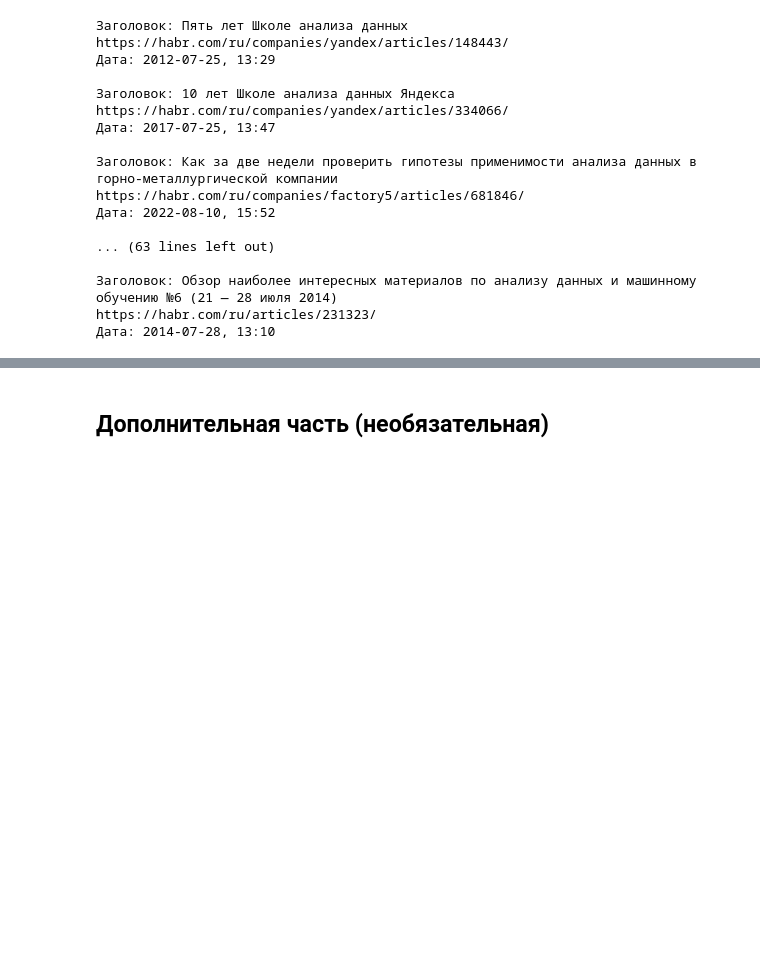
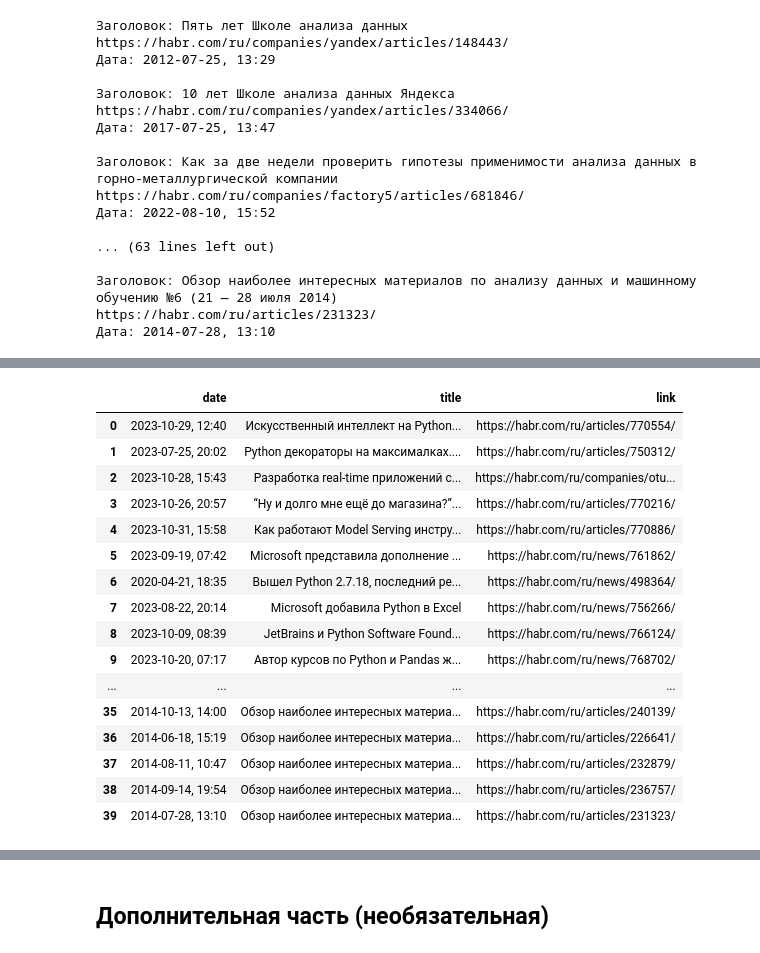
Before and after one commit to stefkong1982/-, a Jupyter notebook: Библиотеки Python для анализа данных/Лекция Основы веб-скрапинга/ДЗ_Кондратьев_NUMPY-48 к лекции Основы веб-скрапинга.ipynb, the cells around one changed output, grey strips where cells are left out. Saved outputs shown, nothing was run; the diff lists cells and outputs as text; code cells hidden in the pictures; blank space fills up the shorter version.

```diff
--- a/Библиотеки Python для анализа данных/Лекция Основы веб-скрапинга/ДЗ_Кондратьев_NUMPY-48 к лекции Основы веб-скрапинга.ipynb
+++ b/Библиотеки Python для анализа данных/Лекция Основы веб-скрапинга/ДЗ_Кондратьев_NUMPY-48 к лекции Основы веб-скрапинга.ipynb
@@ -251,18 +182,0 @@ for article in news:
-# %%
-for article in news:
-    title_element = article.find('h2', class_='tm-megapost-snippet__title')  # поиск элемента с заголовком
-    if title_element is None:
-        title_element = article.find('a', class_='tm-title__link')  # если не найден, ищем элемент с ссылкой
-    if title_element is not None:
-        title = title_element.text.strip()  # получаем текст заголовка
-        print(title)
-        relative_link = title_element.get('href')  # получаем относительную ссылку
-        full_link = urllib.parse.urljoin(base_url, relative_link)  # создаем полную ссылку
-        print(full_link)
-        date_element = article.find('span', class_='tm-article-datetime-published').find('time')
-        if date_element is None:
-            date_element = article.find('time', class_='tm-megapost-snippet__datetime-published')
-        if date_element is not None:
-            date = date_element.get('title')
-            print(date)
-            print()
@@ -288,25 +183,85 @@ AttributeError: ignored
 # %%
+import requests
+from bs4 import BeautifulSoup
+import pandas as pd
+import urllib.parse
+import time
+
 def get_habr_posts(query):
+    """
+    Получает заголовки и ссылки на статьи с сайта habr.com по заданному запросу.
+
+    Аргументы:
+    query -- список запросов для поиска статей (например, ['python', 'анализ данных'])
+
+    Возвращает:
+    DataFrame -- датафрейм с информацией о заголовках и ссылках на статьи
+    """
+
     habr_blog = pd.DataFrame()
+    base_url = "https://habr.com"
+
     for q in query:
         URL = 'https://habr.com/ru/search/'
         params = {
             'q': q
         }
         req = requests.get(URL, params=params)
         time.sleep(0.3)
         soup = BeautifulSoup(req.text)
         articles = soup.find_all('article', class_='tm-articles-list__item')
+
+        if not articles:
+            continue
+
+        posts = []
         for article in articles:
-            title_element = article.find('a', 'tm-title__link')
-            title = title_element.text
-            relative_link = title_element.get('href')
-            full_link = urllib.parse.urljoin(base_url, relative_link)
-            date_element = article.find('span', class_='tm-article-datetime-published').find('time')
-            date = date_element.get('title')
-            row = {'date': date, 'title': title, 'link': full_link}
-            habr_blog = pd.concat([habr_blog, pd.DataFrame([row])])
-    return habr_blog.reset_index(drop=True)
+            title_element = article.find('h2', class_='tm-megapost-snippet__title')
+            if title_element is not None:
+                title = title_element.text.strip()
+                link_element = article.find('a', class_='tm-megapost-snippet__link tm-megapost-snippet__date')
+                relative_link = link_element.get('href')
+                full_link = urllib.parse.urljoin(base_url, relative_link)
+                date_element = article.find('time', class_='tm-megapost-snippet__datetime-published')
+                date = date_element.get('title')
+            else:
+                title_element_alt = article.find('h2', class_='tm-title tm-title_h2')
+                title = title_element_alt.find('span').text.strip()
+                link_element_alt = article.find('h2', class_='tm-title tm-title_h2').find('a', class_='tm-title__link')
+                relative_link = link_element_alt.get('href')
+                full_link = urllib.parse.urljoin(base_url, relative_link)
+                date_element_alt = article.find('span', class_='tm-article-datetime-published').find('time')
+                date = date_element_alt.get('title')
 
-res = get_habr_posts(['анализ данных'])
+            post = {'date': date, 'title': title, 'link': full_link}
+            posts.append(post)
+
+
+        habr_blog = pd.concat([habr_blog, pd.DataFrame(posts)], ignore_index=True)
+
+    # Удаление дубликатов
+    habr_blog = habr_blog.drop_duplicates()
+
+    return habr_blog
+
+# Пример использования функции
+res = get_habr_posts(['python', 'анализ данных'])
 res
+# %% [output]
+|  | date | title | link |
+| 0 | 2023-10-29, 12:40 | Искусственный интеллект на Python... | https://habr.com/ru/articles/770554/ |
+| 1 | 2023-07-25, 20:02 | Python декораторы на максималках.... | https://habr.com/ru/articles/750312/ |
+| 2 | 2023-10-28, 15:43 | Разработка real-time приложений с... | https://habr.com/ru/companies/otu... |
+| 3 | 2023-10-26, 20:57 | “Ну и долго мне ещё до магазина?”... | https://habr.com/ru/articles/770216/ |
+| 4 | 2023-10-31, 15:58 | Как работают Model Serving инстру... | https://habr.com/ru/articles/770886/ |
+| 5 | 2023-09-19, 07:42 | Microsoft представила дополнение ... | https://habr.com/ru/news/761862/ |
+| 6 | 2020-04-21, 18:35 | Вышел Python 2.7.18, последний ре... | https://habr.com/ru/news/498364/ |
+| 7 | 2023-08-22, 20:14 | Microsoft добавила Python в Excel | https://habr.com/ru/news/756266/ |
+| 8 | 2023-10-09, 08:39 | JetBrains и Python Software Found... | https://habr.com/ru/news/766124/ |
+| 9 | 2023-10-20, 07:17 | Автор курсов по Python и Pandas ж... | https://habr.com/ru/news/768702/ |
+| ... | ... | ... | ... |
+| 35 | 2014-10-13, 14:00 | Обзор наиболее интересных материа... | https://habr.com/ru/articles/240139/ |
+| 36 | 2014-06-18, 15:19 | Обзор наиболее интересных материа... | https://habr.com/ru/articles/226641/ |
+| 37 | 2014-08-11, 10:47 | Обзор наиболее интересных материа... | https://habr.com/ru/articles/232879/ |
+| 38 | 2014-09-14, 19:54 | Обзор наиболее интересных материа... | https://habr.com/ru/articles/236757/ |
+| 39 | 2014-07-28, 13:10 | Обзор наиболее интересных материа... | https://habr.com/ru/articles/231323/ |
```
Also changed, not shown: parts of 7 cells of this notebook.
